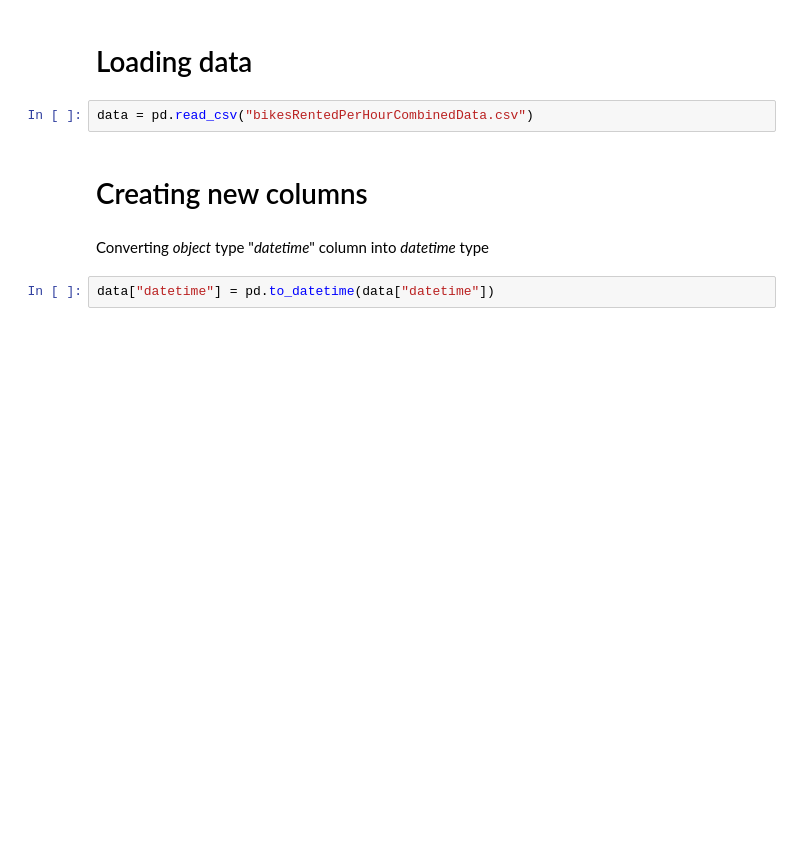
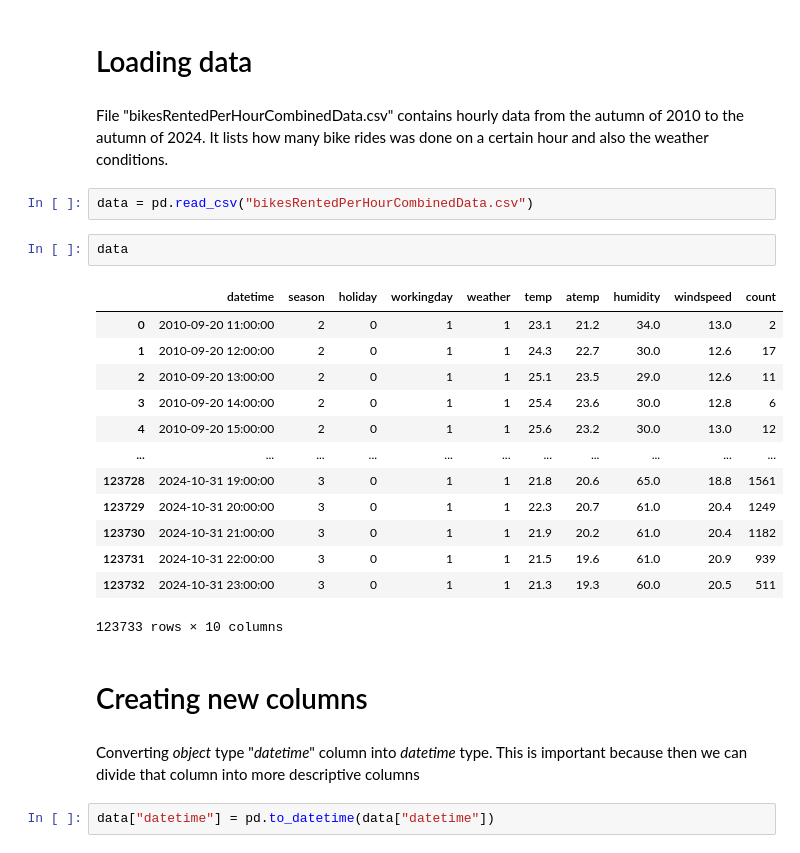
Before and after one commit to Scarch/ProjectE8, a Jupyter notebook: training_ml_model_on_capital_bikeshar_data.ipynb, the cells around one changed output. Cells and saved outputs as stored; diff of their text form; blank space fills up the shorter version.

Commit message:
added documentation in the training_ml_model_on_capital_bikeshare_data.ipynb Jupyter Notebook file and updated the README.md file

```diff
--- a/training_ml_model_on_capital_bikeshar_data.ipynb
+++ b/training_ml_model_on_capital_bikeshar_data.ipynb
@@ -23,12 +37,30 @@ from sklearn.metrics import mean_squared_error, mean_squared_log_error
 from sklearn.preprocessing import StandardScaler
 # %% [markdown]
 # Loading data
+# %% [markdown]
+File "bikesRentedPerHourCombinedData.csv" contains hourly data from the autumn of 2010 to the autumn of 2024. It lists how many bike rides was done on a certain hour and also the weather conditions.
 # %%
 data = pd.read_csv("bikesRentedPerHourCombinedData.csv")
+# %%
+data
+# %% [output]
+|  | datetime | season | holiday | workingday | weather | temp | atemp | humidity | windspeed | count |
+| 0 | 2010-09-20 11:00:00 | 2 | 0 | 1 | 1 | 23.1 | 21.2 | 34.0 | 13.0 | 2 |
+| 1 | 2010-09-20 12:00:00 | 2 | 0 | 1 | 1 | 24.3 | 22.7 | 30.0 | 12.6 | 17 |
+| 2 | 2010-09-20 13:00:00 | 2 | 0 | 1 | 1 | 25.1 | 23.5 | 29.0 | 12.6 | 11 |
+| 3 | 2010-09-20 14:00:00 | 2 | 0 | 1 | 1 | 25.4 | 23.6 | 30.0 | 12.8 | 6 |
+| 4 | 2010-09-20 15:00:00 | 2 | 0 | 1 | 1 | 25.6 | 23.2 | 30.0 | 13.0 | 12 |
+| ... | ... | ... | ... | ... | ... | ... | ... | ... | ... | ... |
+| 123728 | 2024-10-31 19:00:00 | 3 | 0 | 1 | 1 | 21.8 | 20.6 | 65.0 | 18.8 | 1561 |
+| 123729 | 2024-10-31 20:00:00 | 3 | 0 | 1 | 1 | 22.3 | 20.7 | 61.0 | 20.4 | 1249 |
+| 123730 | 2024-10-31 21:00:00 | 3 | 0 | 1 | 1 | 21.9 | 20.2 | 61.0 | 20.4 | 1182 |
+| 123731 | 2024-10-31 22:00:00 | 3 | 0 | 1 | 1 | 21.5 | 19.6 | 61.0 | 20.9 | 939 |
+| 123732 | 2024-10-31 23:00:00 | 3 | 0 | 1 | 1 | 21.3 | 19.3 | 60.0 | 20.5 | 511 |
+123733 rows × 10 columns
 # %% [markdown]
 # Creating new columns
 # %% [markdown]
-Converting *object* type "*datetime*" column into *datetime* type
+Converting *object* type "*datetime*" column into *datetime* type. This is important because then we can divide that column into more descriptive columns
 # %%
 data["datetime"] = pd.to_datetime(data["datetime"])
 # %% [markdown]
```
Also changed, not shown: parts of 38 cells of this notebook, 1 other file.
